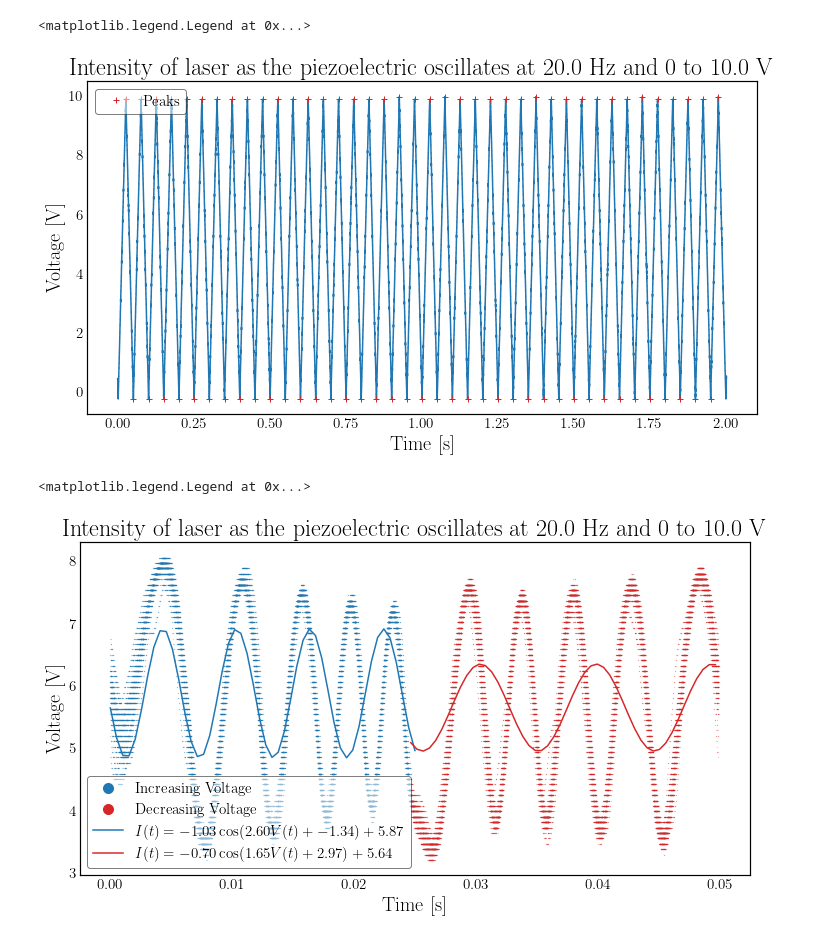
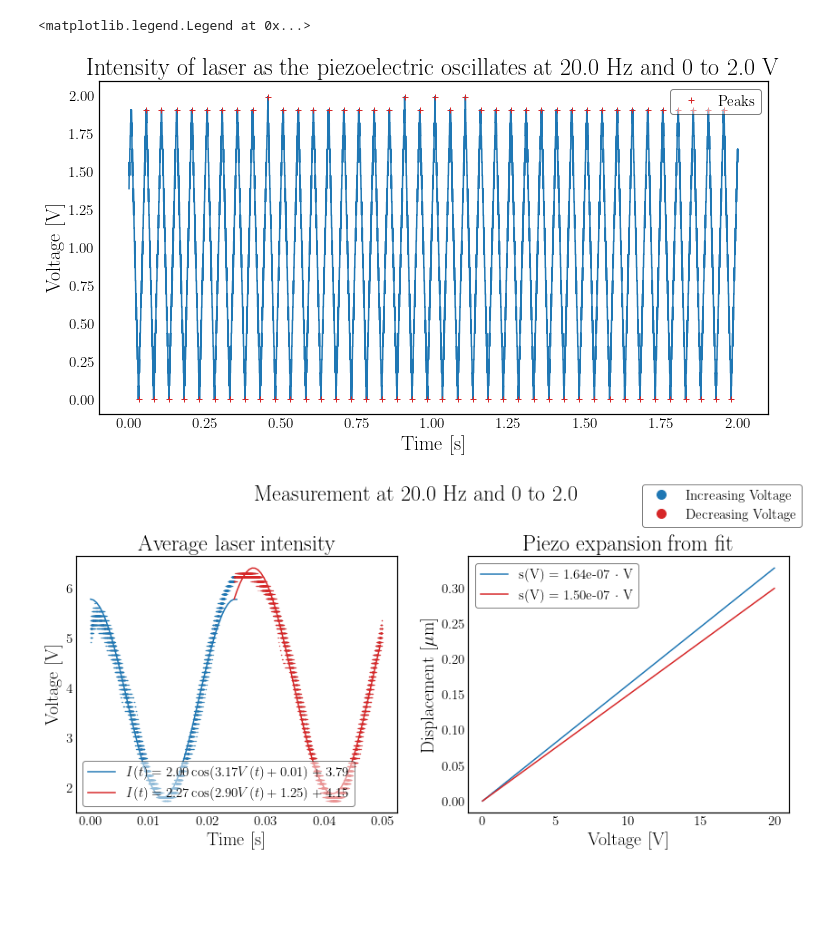
Before and after one commit to Emiliuhre/Labgruppe-Eksperimentiel-Fysik-2, a Jupyter notebook: Exercise 2/Databehandling/Databehandling.ipynb, the cells around one changed output. Cells and saved outputs as stored; diff of their text form; code cells hidden in the pictures; blank space fills up the shorter version.

```diff
--- a/Exercise 2/Databehandling/Databehandling.ipynb
+++ b/Exercise 2/Databehandling/Databehandling.ipynb
@@ -17,7 +17,7 @@ plt.rc("xtick.major", width = 1)
 plt.rc("legend", fontsize = 15, framealpha = 0.5, edgecolor = "black", fancybox = True)
 # %%
 #data = pd.read_csv("../Data/Day 2/5.36Hz2V.csv", sep = ",")
-filename = "../Data/Day 3/20Hz10V.txt"
+filename = "../Data/Day 3/20Hz2V.txt"
 data = pd.read_table(filename)
 
 match = re.search(r"([\d\.]+)Hz([\d\.]+)V", filename)
@@ -26,6 +26,7 @@ if match:
     Vmax = float(match.group(2))
 T = 1/f # s
 lamb = 650e-9 # m
+background = 1.04 # V, uncertainties irrelevant
 # %%
 # data init
 downsampling = 1
@@ -35,7 +36,7 @@ if "ms" in data["Time"][0]:
     print("ms")
 else:
     time = np.array(data["Time"][i_min:i_max:downsampling].astype("float"))
-channel_a = np.array(data["Channel B"][i_min:i_max:downsampling].replace("∞", Vmax).astype("float"))
+channel_a = np.array(data["Channel B"][i_min:i_max:downsampling].replace("∞", Vmax).astype("float")) - background
 channel_b = np.array(data["Channel A"][i_min:i_max:downsampling].replace("∞", Vmax).astype("float"))
 # %%
 def pointFinder(y, t, ofs=0):
@@ -104,7 +105,7 @@ ax.set_title(f"Intensity of laser as the piezoelectric oscillates at {f} Hz and
 ax.legend()
 # %% [output]
 <matplotlib.legend.Legend at 0x...>
-[figure, old version]
+[figure, new version]
 # %%
 _, _, tops, times = pointFinder(channel_b, time, ofs=np.mean(channel_b))
 indices = np.where(np.isin(time, times))[0]
@@ -157,22 +158,36 @@ V_down = lambda t: (-2 * Vmax / T * t + Vmax)
 fit_func_down = lambda t, a, b, c, d: a*np.cos(2*np.pi / lamb * 2 * b * V_down(t) + c) + d
 fit_down = curve_fit(fit_func_down, new_time_down, new_channel_a_down, p0, ftol=1e-12, xtol=1e-12, gtol=1e-12)
 # %%
-fig, ax = plt.subplots()
+fig, axes = plt.subplots(1,2)
 
-ax.plot(new_time_up, new_channel_a_up, "o", markersize = 0.1, color="C0", label ="Increasing Voltage")
-ax.plot(new_time_down + new_time_up[-1], new_channel_a_down, "o", markersize = 0.1, color="C3", label = "Decreasing Voltage")
+axes[0].plot(new_time_up, new_channel_a_up, "o", markersize = 0.1, color="C0", label ="Increasing Voltage")
+axes[0].plot(new_time_down + new_time_up[-1], new_channel_a_down, "o", markersize = 0.1, color="C3", label = "Decreasing Voltage")
+fig.legend(markerscale = 100)
 
 t = np.linspace(0, T/2)
 a,b,c,d = fit_up[0]
-ax.plot(t, fit_func_up(t,*fit_up[0]), color = "C0", label = f"$I(t) = {a:.2f}\\cos({4*np.pi*b/lamb:.2f} V(t) + {c:.2f}) + {d:.2f}$")
+label_up = f"$I(t) = {a:.2f}\\cos({4*np.pi*b/lamb:.2f} V(t) + {c:.2f}) + {d:.2f}$"
+plot1, = axes[0].plot(t, fit_func_up(t,*fit_up[0]), color = "C0", label = label_up)
 a,b,c,d = fit_down[0]
-ax.plot(t + new_time_up[-1], fit_func_down(t,*fit_down[0]), color = "C3", label = f"$I(t) = {a:.2f}\\cos({4*np.pi*b/lamb:.2f} V(t) + {c:.2f}) + {d:.2f}$")
+label_down = f"$I(t) = {a:.2f}\\cos({4*np.pi*b/lamb:.2f} V(t) + {c:.2f}) + {d:.2f}$"
+plot2, = axes[0].plot(t + new_time_up[-1], fit_func_down(t,*fit_down[0]), color = "C3", label = label_down)
+axes[0].legend(handles = (plot1,plot2), loc = "lower left")
 
 #ax.plot(times, tops, "+", color = "C3", label = "Peaks")
-ax.set_xlabel("Time [s]")
-ax.set_ylabel("Voltage [V]")
-ax.set_title(f"Intensity of laser as the piezoelectric oscillates at {f} Hz and 0 to {Vmax} V")
-ax.legend(markerscale = 100)
+axes[0].set_xlabel("Time [s]")
+axes[0].set_ylabel("Voltage [V]")
+axes[0].set_title(f"Average laser intensity")
+
+axes[1].plot(V_up(t) * 10, fit_up[0][1] * V_up(t) * 1e6, color = "C0", label = f"s(V) = {fit_up[0][1]:.2e} $\\cdot$ V")
+axes[1].plot(V_down(t) * 10, fit_down[0][1] * V_down(t) * 1e6, color = "C3", label = f"s(V) = {fit_down[0][1]:.2e} $\\cdot$ V")
+axes[1].set_xlabel("Voltage [V]")
+axes[1].set_ylabel("Displacement [$\\mu$m]")
+axes[1].set_title(f"Piezo expansion from fit")
+axes[1].legend()
+
+fig.suptitle(f"Measurement at {f} Hz and 0 to {Vmax}")
+fig.tight_layout()
+
+fig.savefig(f"../Figures/IntensityFit({f:.1f}Hz{Vmax:.1f}V).svg")
 # %% [output]
-<matplotlib.legend.Legend at 0x...>
-[figure, old version]
+[figure, new version]
```
Also changed, not shown: parts of 4 cells of this notebook, 4 other files.
